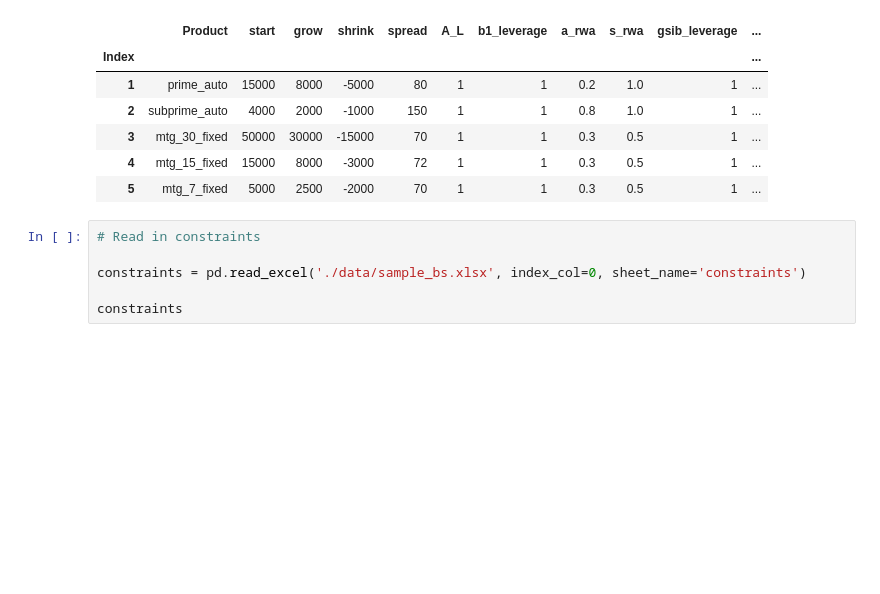
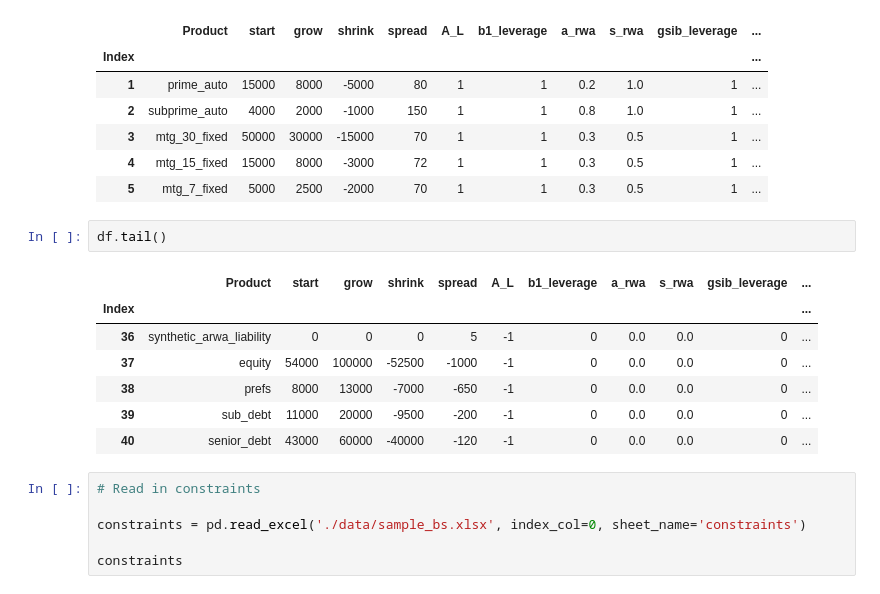
Before and after one commit to marvelje/bs_optimization, a Jupyter notebook: bs_optimization.ipynb, the cells around one changed output. Saved outputs shown, nothing was run; the diff lists cells and outputs as text; blank space fills up the shorter version.

```diff
--- a/bs_optimization.ipynb
+++ b/bs_optimization.ipynb
@@ -32,6 +69,16 @@ df.head()
 | 3 | mtg_30_fixed | 50000 | 30000 | -15000 | 70 | 1 | 1 | 0.3 | 0.5 | 1 | ... |
 | 4 | mtg_15_fixed | 15000 | 8000 | -3000 | 72 | 1 | 1 | 0.3 | 0.5 | 1 | ... |
 | 5 | mtg_7_fixed | 5000 | 2500 | -2000 | 70 | 1 | 1 | 0.3 | 0.5 | 1 | ... |
+# %%
+df.tail()
+# %% [output]
+|  | Product | start | grow | shrink | spread | A_L | b1_leverage | a_rwa | s_rwa | gsib_leverage | ... |
+| Index |  |  |  |  |  |  |  |  |  |  | ... |
+| 36 | synthetic_arwa_liability | 0 | 0 | 0 | 5 | -1 | 0 | 0.0 | 0.0 | 0 | ... |
+| 37 | equity | 54000 | 100000 | -52500 | -1000 | -1 | 0 | 0.0 | 0.0 | 0 | ... |
+| 38 | prefs | 8000 | 13000 | -7000 | -650 | -1 | 0 | 0.0 | 0.0 | 0 | ... |
+| 39 | sub_debt | 11000 | 20000 | -9500 | -200 | -1 | 0 | 0.0 | 0.0 | 0 | ... |
+| 40 | senior_debt | 43000 | 60000 | -40000 | -120 | -1 | 0 | 0.0 | 0.0 | 0 | ... |
 # %%
 # Read in constraints
 
```
Also changed, not shown: parts of 33 cells of this notebook, 1 other file.
